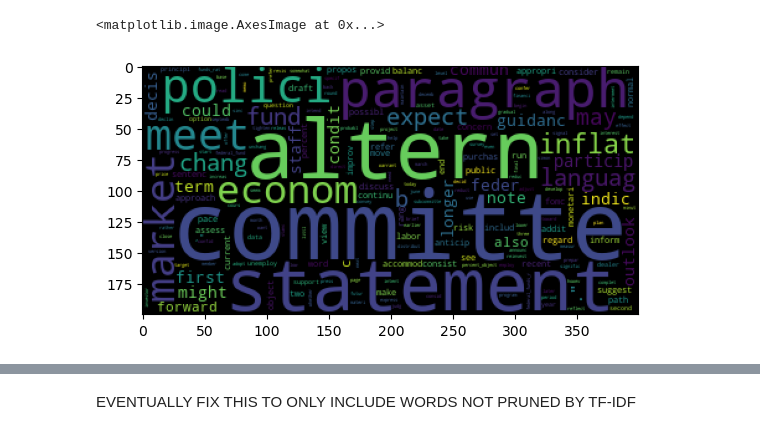
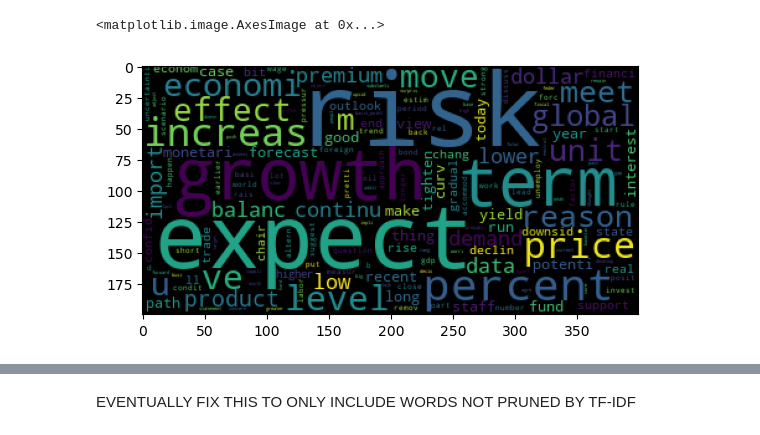
Before and after one commit to bendurham441/fed-nlp, a Jupyter notebook: topic_modelling.ipynb, the cells around one changed output, grey strips where cells are left out. Saved outputs shown, nothing was run; the diff lists cells and outputs as text; code cells hidden in the pictures.

```diff
--- a/topic_modelling.ipynb
+++ b/topic_modelling.ipynb
@@ -55,7 +57,7 @@ ldamodel = LdaModel(corpus, num_topics=K, id2word=dictionary, passes=10, random_
 # %%
 ldamodel = LdaModel.load('models/12-10lda')
 # %%
-plt.imshow(WordCloud().fit_words(dict(ldamodel.show_topic(42, 200))))
+plt.imshow(WordCloud().fit_words(dict(ldamodel.show_topic(22, 200))))
 # %% [output]
 <matplotlib.image.AxesImage at 0x...>
-[figure, old version]
+[figure, new version]
```
Also changed, not shown: parts of 18 cells of this notebook, 1 other file.
